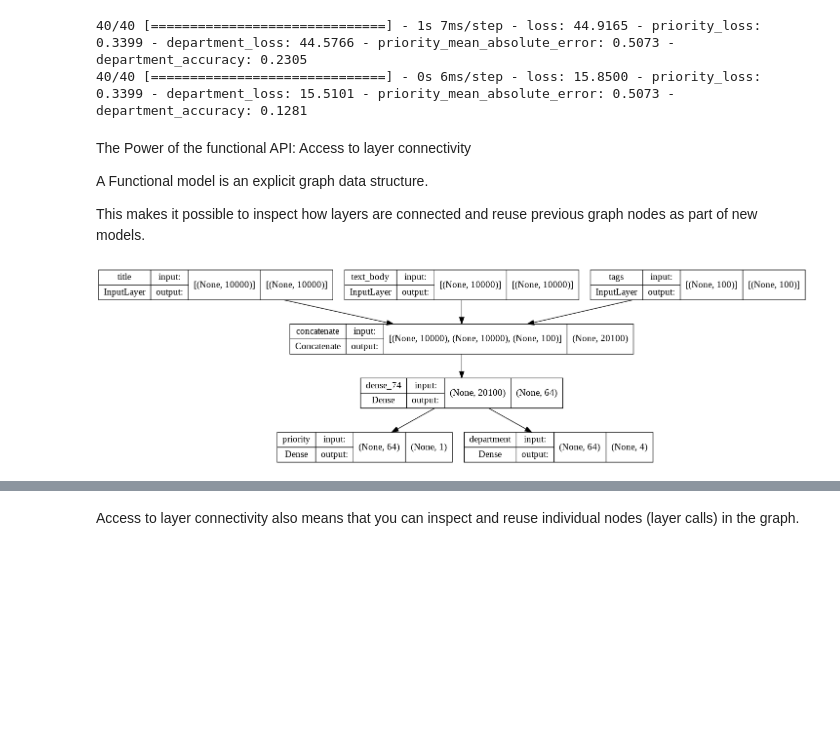
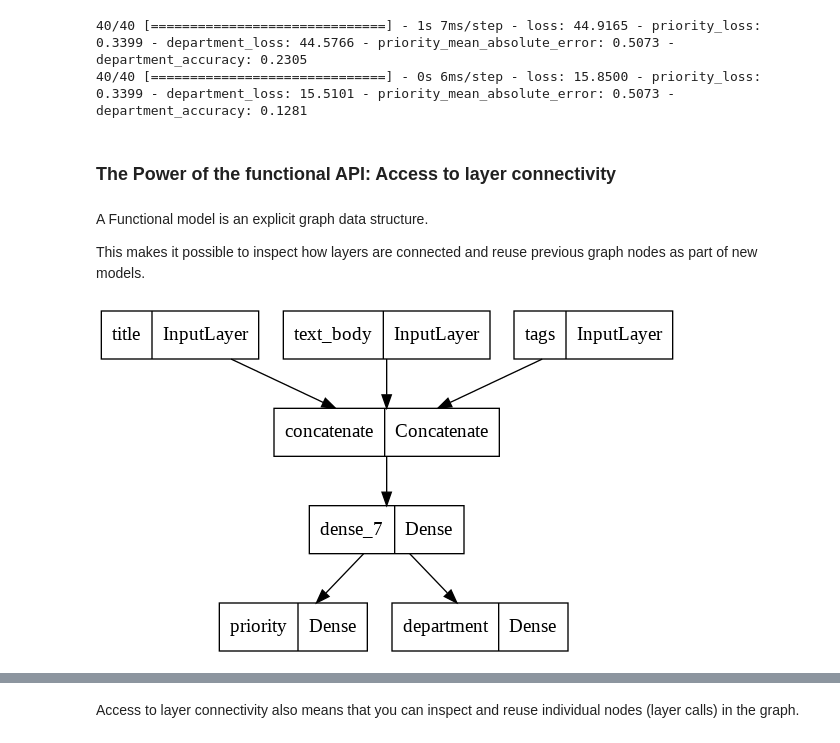
Before and after one commit to alangkim/fchollet, a Jupyter notebook: 딥러닝_중간고사_(1).ipynb, the cells around one changed output, grey strips where cells are left out. Saved outputs shown, nothing was run; the diff lists cells and outputs as text; code cells hidden in the pictures; blank space fills up the shorter version.

```diff
--- a/딥러닝_중간고사_(1).ipynb
+++ b/딥러닝_중간고사_(1).ipynb
@@ -2071,19 +2113,20 @@ vocabulary_size = 10000
 num_tags = 100
 num_departments = 4
 
-# input layers
+# 3 input layers
 title = keras.Input(shape=(vocabulary_size,), name="title")
 text_body = keras.Input(shape=(vocabulary_size,), name="text_body")
 tags = keras.Input(shape=(num_tags,), name="tags")
 
 features = layers.Concatenate()([title, text_body, tags])
 # Concatenate : combine input features into a single tensor, single features
+
+# 1 dense layer
 features = layers.Dense(64, activation="relu")(features)
 
-# output layers
+# 2 output layers
 priority = layers.Dense(1, activation="sigmoid", name="priority")(features)
-department = layers.Dense(
-    num_departments, activation="softmax", name="department")(features)
+department = layers.Dense(num_departments, activation="softmax", name="department")(features)
 
 model = keras.Model(inputs=[title, text_body, tags], outputs=[priority, department])
 # %%
@@ -2156,13 +2204,14 @@ priority_preds, department_preds = model.predict(
 # %% [output]
 40/40 [==============================] - 1s 7ms/step - loss: 44.9165 - priority_loss: 0.3399 - department_loss: 44.5766 - priority_mean_absolute_error: 0.5073 - department_accuracy: 0.2305
 40/40 [==============================] - 0s 6ms/step - loss: 15.8500 - priority_loss: 0.3399 - department_loss: 15.5101 - priority_mean_absolute_error: 0.5073 - department_accuracy: 0.1281
+# %% [markdown]
+### The Power of the functional API: Access to layer connectivity
 # %% [markdown]
-The Power of the functional API: Access to layer connectivity
 
 A Functional model is an explicit graph data structure.
 
 This makes it possible to inspect how layers are connected and reuse previous graph nodes as part of new models.
 # %%
-keras.utils.plot_model(model, "ticket_classifier.png", show_shapes = True)
+keras.utils.plot_model(model, "ticket_classifier.png")
 # %% [output]
-[figure, old version]
+[figure, new version]
```
Also changed, not shown: parts of 29 cells of this notebook.
